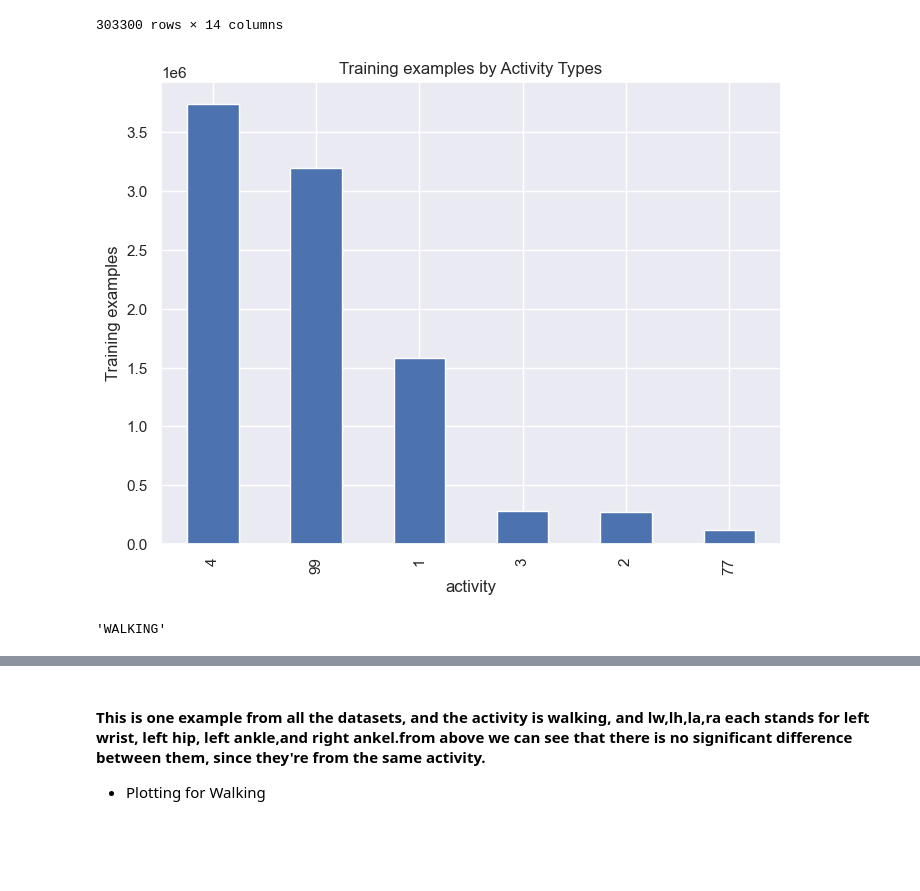
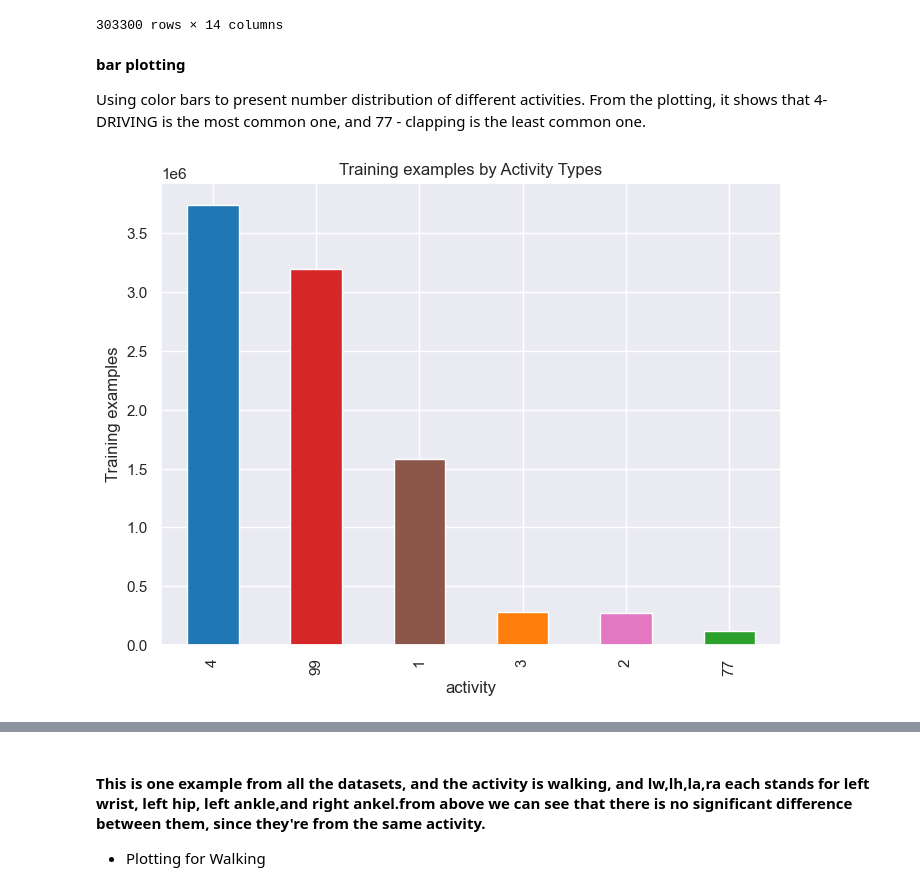
Before and after one commit to yalda-amirsoleymani/har-dataset-processing, a Jupyter notebook: data_preprocessing.ipynb, the cells around one changed output, grey strips where cells are left out. Drawn from its saved outputs; the diff is of its cells as text; code cells hidden in the pictures; blank space fills up the shorter version.

```diff
--- a/data_preprocessing.ipynb
+++ b/data_preprocessing.ipynb
@@ -65,16 +87,16 @@ sample_df
+# %% [markdown]
+**bar plotting**
+
+Using color bars to present number distribution of different activities. From the plotting, it shows that 4-DRIVING is the most common one, and 77 - clapping is the least common one.
 # %%
+fig, ax = plt.subplots()
 plt.xlabel('Activity Type')
 plt.ylabel('Training examples')
-dset._df['activity'].value_counts().plot(kind='bar',
-                                  title='Training examples by Activity Types')
+bar_colors = ['tab:blue', 'tab:red', 'tab:brown', 'tab:orange','tab:pink','tab:green']
+dset._df['activity'].value_counts().plot(kind='bar',color=bar_colors,title='Training examples by Activity Types')
 plt.show()
 # %% [output]
-[figure, old version]
+[figure, new version]
-# %%
-activity_name = ActivityType(1).name
-activity_name
-# %% [output]
-'WALKING'
 # %%
 def axis_plot(ax, x, y, title):
     ax.plot(x, y, 'r')
```
Also changed, not shown: parts of 16 cells of this notebook.
